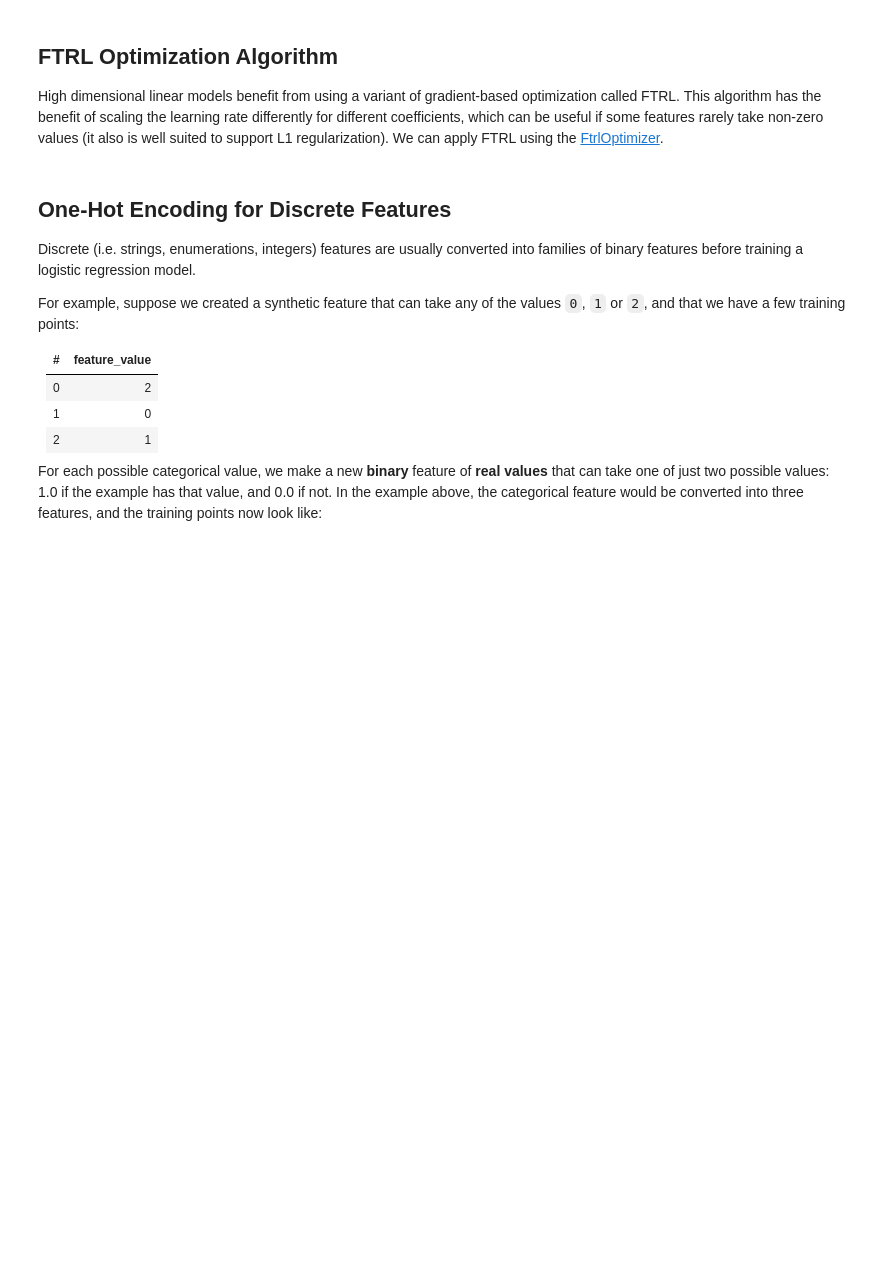
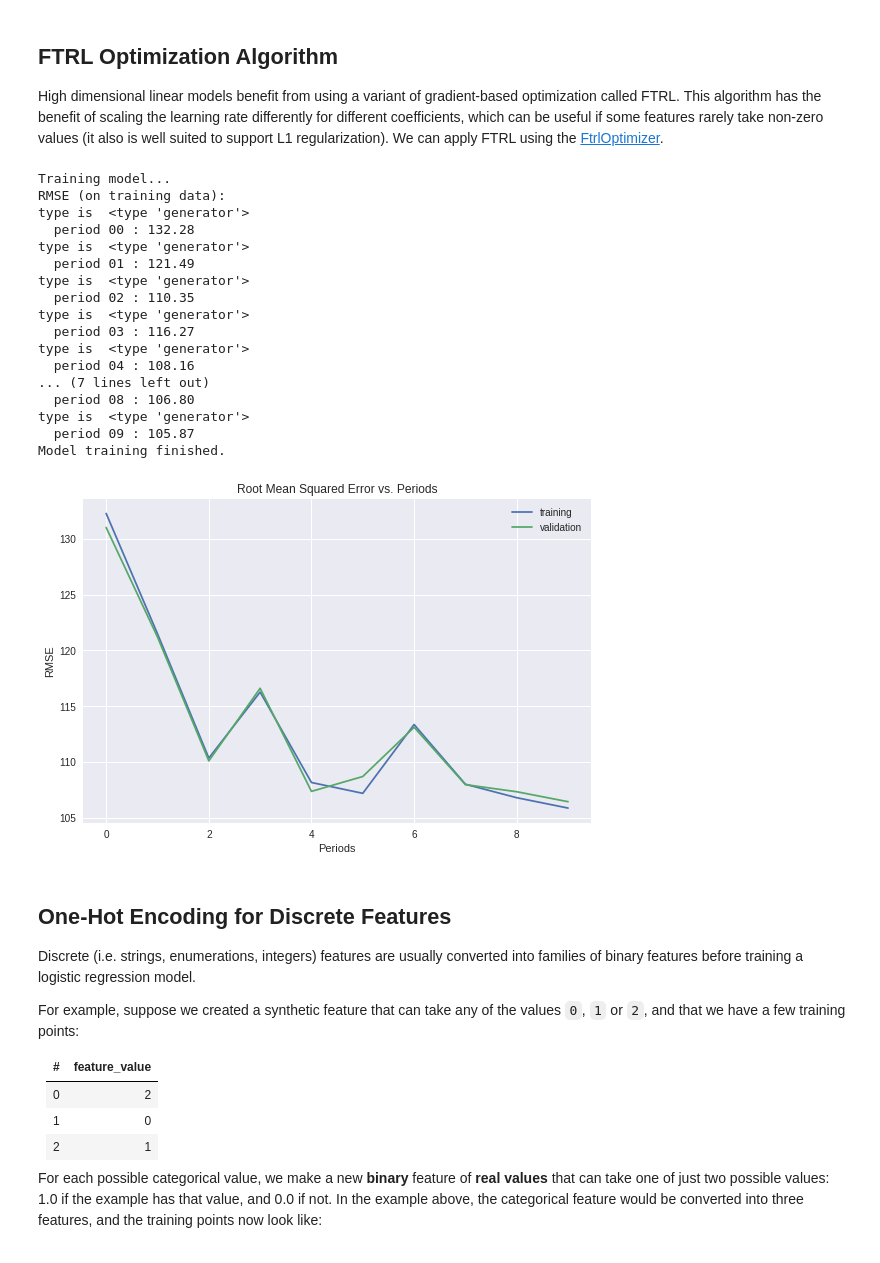
Before and after one commit to tenvol/tsf00, a Jupyter notebook: feature_crosses.ipynb, the cells around one changed output. Drawn from its saved outputs; the diff is of its cells as text; code cells hidden in the pictures; blank space fills up the shorter version.

```diff
--- a/feature_crosses.ipynb
+++ b/feature_crosses.ipynb
@@ -221,3 +235,5 @@ Index([u'longitude', u'latitude', u'housing_median_age', u'total_rooms',
        u'total_bedrooms', u'population', u'households', u'median_income',
        u'median_house_value'],
       dtype='object')
+# %%
+xc = np.array([item['fea'][0] for item in feature['households']])
@@ -223,0 +246,5 @@ Index([u'longitude', u'latitude', u'housing_median_age', u'total_rooms',
+# %%
+for item in feature['households']:
+  xc = np.array(item[0])
+  #print(item)
+  print(xc)
@@ -394,14 +426,33 @@ def train_model(
   return linear_regressor
 # %%
 _ = train_model(
-    learning_rate=1.0,
+    learning_rate=0.1,
     steps=500,
     batch_size=100,
     feature_columns=construct_feature_columns(training_examples),
     training_examples=training_examples,
     training_targets=training_targets,
     validation_examples=validation_examples,
     validation_targets=validation_targets)
+# %% [output]
+Training model...
+RMSE (on training data):
+type is  <type 'generator'>
+  period 00 : 132.28
+type is  <type 'generator'>
+  period 01 : 121.49
+type is  <type 'generator'>
+  period 02 : 110.35
+type is  <type 'generator'>
+  period 03 : 116.27
+type is  <type 'generator'>
+  period 04 : 108.16
+... (7 lines left out)
+  period 08 : 106.80
+type is  <type 'generator'>
+  period 09 : 105.87
+Model training finished.
+[figure, added]
 # %% [markdown]
 ## One-Hot Encoding for Discrete Features
 
```
Also changed, not shown: parts of 10 cells of this notebook.
